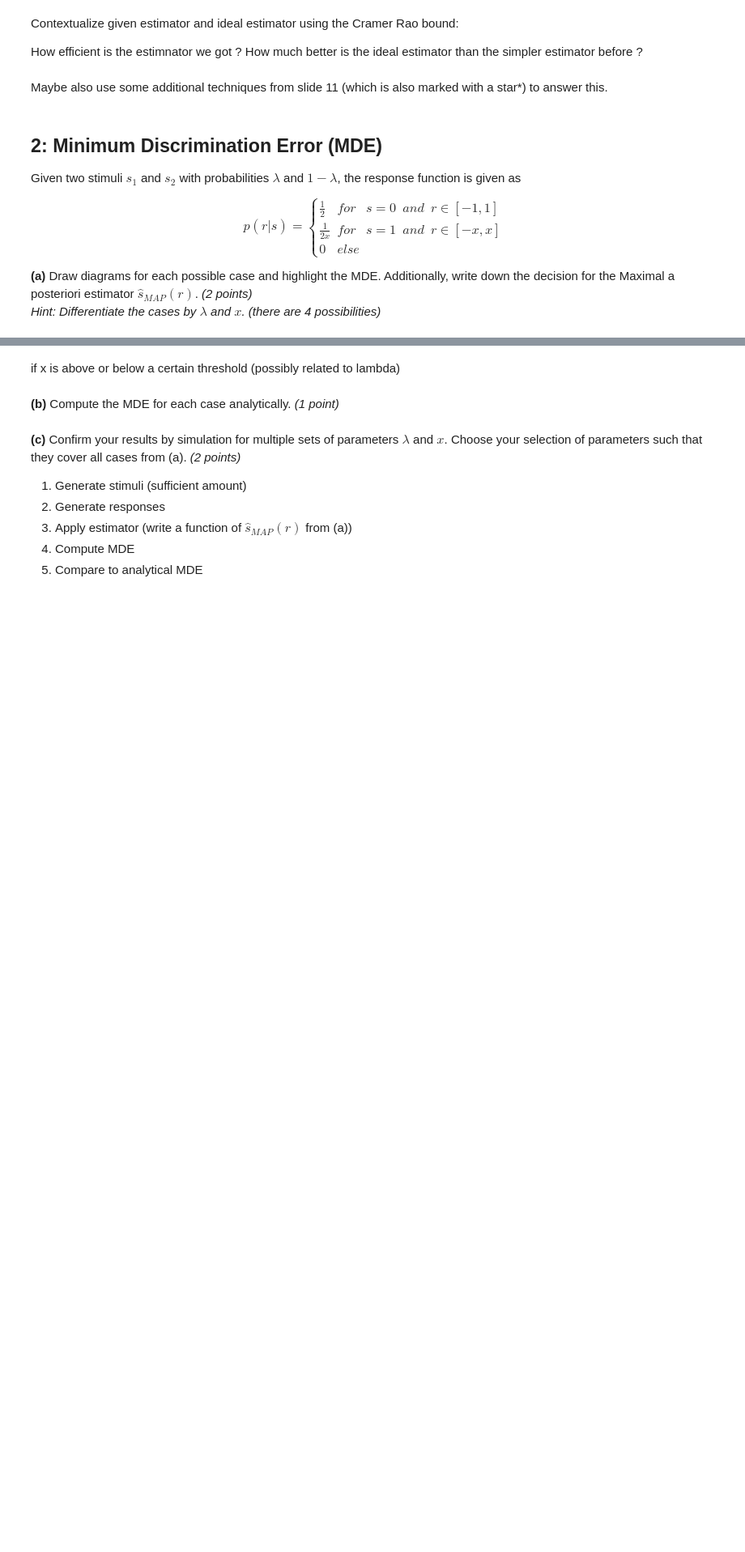
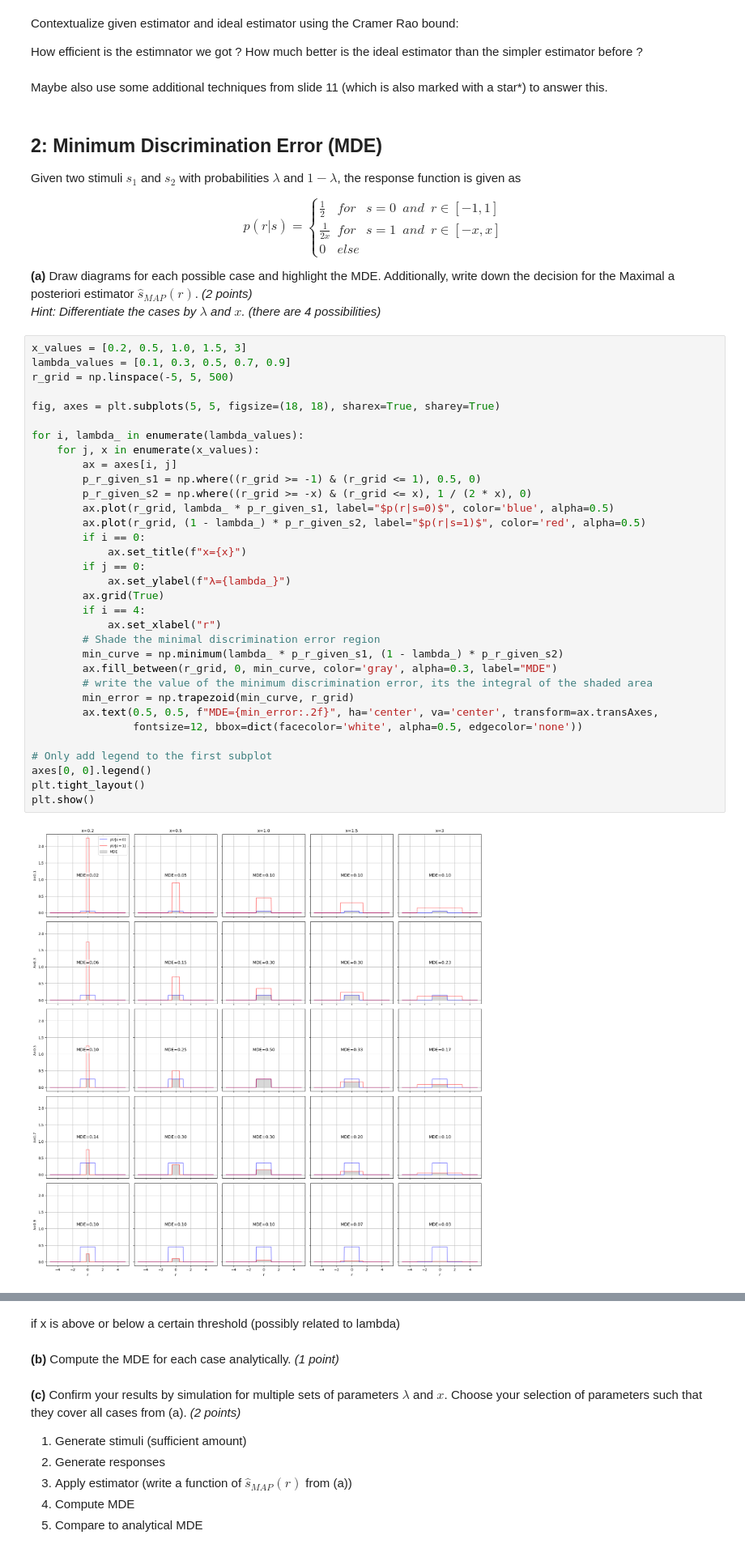
Before and after one commit to toniklenk/NeuralCoding, a Jupyter notebook: notebooks/2025_Neural_coding_Homework4-EliaReppchen-MaxBardelang.ipynb, the cells around one changed output, grey strips where cells are left out. Shown at 81% size. Cells and saved outputs as stored; diff of their text form; blank space fills up the shorter version.

Commit message:
plots for 2

```diff
--- a/notebooks/2025_Neural_coding_Homework4-EliaReppchen-MaxBardelang.ipynb
+++ b/notebooks/2025_Neural_coding_Homework4-EliaReppchen-MaxBardelang.ipynb
@@ -293,3 +293,38 @@ $$p(r|s) = \begin{cases}
 
 **(a)** Draw diagrams for each possible case and highlight the MDE. Additionally, write down the decision for the Maximal a posteriori estimator $\hat{s}_{MAP}(r)$. *(2 points)*\
 *Hint: Differentiate the cases by $\lambda$ and $x$. (there are 4 possibilities)*
+# %%
+x_values = [0.2, 0.5, 1.0, 1.5, 3]
+lambda_values = [0.1, 0.3, 0.5, 0.7, 0.9]
+r_grid = np.linspace(-5, 5, 500)
+
+fig, axes = plt.subplots(5, 5, figsize=(18, 18), sharex=True, sharey=True)
+
+for i, lambda_ in enumerate(lambda_values):
+    for j, x in enumerate(x_values):
+        ax = axes[i, j]
+        p_r_given_s1 = np.where((r_grid >= -1) & (r_grid <= 1), 0.5, 0)
+        p_r_given_s2 = np.where((r_grid >= -x) & (r_grid <= x), 1 / (2 * x), 0)
+        ax.plot(r_grid, lambda_ * p_r_given_s1, label="$p(r|s=0)$", color='blue', alpha=0.5)
+        ax.plot(r_grid, (1 - lambda_) * p_r_given_s2, label="$p(r|s=1)$", color='red', alpha=0.5)
+        if i == 0:
+            ax.set_title(f"x={x}")
+        if j == 0:
+            ax.set_ylabel(f"λ={lambda_}")
+        ax.grid(True)
+        if i == 4:
+            ax.set_xlabel("r")
+        # Shade the minimal discrimination error region
+        min_curve = np.minimum(lambda_ * p_r_given_s1, (1 - lambda_) * p_r_given_s2)
+        ax.fill_between(r_grid, 0, min_curve, color='gray', alpha=0.3, label="MDE")
+        # write the value of the minimum discrimination error, its the integral of the shaded area
+        min_error = np.trapezoid(min_curve, r_grid)
+        ax.text(0.5, 0.5, f"MDE={min_error:.2f}", ha='center', va='center', transform=ax.transAxes,
+                fontsize=12, bbox=dict(facecolor='white', alpha=0.5, edgecolor='none'))
+
+# Only add legend to the first subplot
+axes[0, 0].legend()
+plt.tight_layout()
+plt.show()
+# %% [output]
+[figure, added]
```
Also changed, not shown: parts of 3 cells of this notebook.
